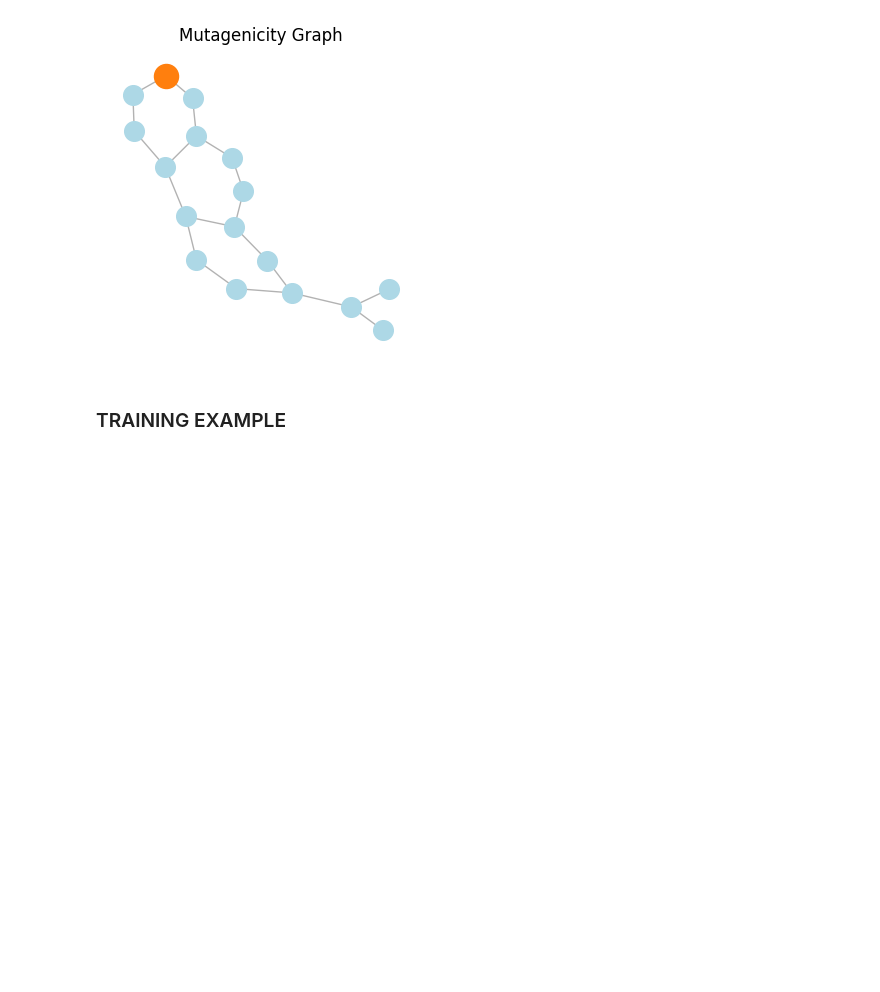
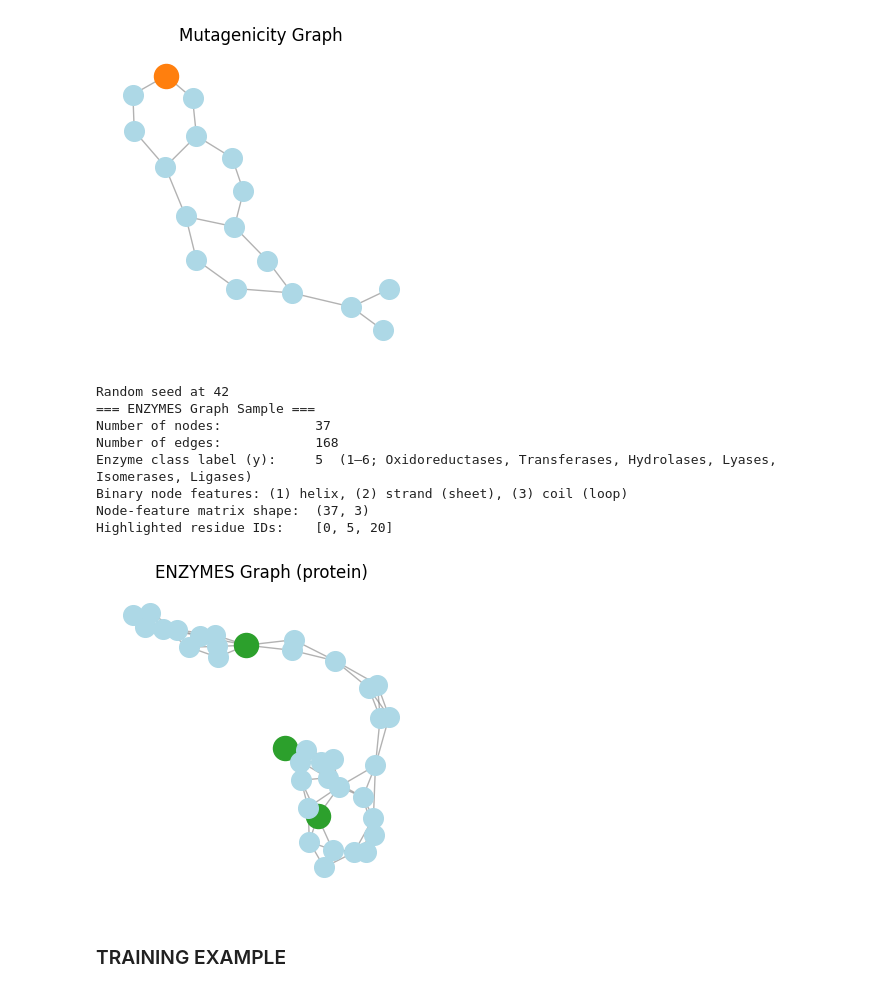
Before and after one commit to jlederer1/gnn_playground, a Jupyter notebook: notebooks/playground.ipynb, the cells around one changed output. Cells and saved outputs as stored; diff of their text form; code cells hidden in the pictures; blank space fills up the shorter version.

Commit message:
Added multiclass dataset mechanics

```diff
--- a/notebooks/playground.ipynb
+++ b/notebooks/playground.ipynb
@@ -140,5 +145,61 @@ Node feature matrix shape: torch.Size([17, 7])
 Edge attribute shape: torch.Size([38, 4])
 Selected atom IDs: [0]
 [figure]
+# %%
+# Now load the ENZYMES protein-structure dataset
+# Reference: Borgwardt et al. (2005), “Protein function prediction via graph kernels”, URL: https://doi.org/10.1093/bioinformatics/bti1007
+enz_data = load_graph_dataset("ENZYMES", batch_size=1, shuffle=False, seed=seed)
+enz_train_loader, enz_test_loader = enz_data
+enz_sample = next(iter(enz_train_loader))
+G_enz = to_networkx(enz_sample, to_undirected=True)
+
+highlight_residues = [0, 5, 20]        # <- Choose node IDs to highlight here
+
+# Display basic statistics
+enz_num_classes = int(enz_train_loader.dataset.num_classes)
+print("=== ENZYMES Graph Sample ===")
+print(f"Number of nodes:            {enz_sample.num_nodes}")
+print(f"Number of edges:            {enz_sample.num_edges}")
+print(f"Enzyme class label (y):     {enz_sample.y.item()}  (1–{enz_num_classes}; Oxidoreductases, Transferases, Hydrolases, Lyases, Isomerases, Ligases)")
+print(f"Binary node features: (1) helix, (2) strand (sheet), (3) coil (loop)")
+print(f"Node-feature matrix shape:  {tuple(enz_sample.x.size())}")
+if enz_sample.edge_attr is not None:
+    print(f"Edge attribute matrix shape: {tuple(enz_sample.edge_attr.size())}")
+print(f"Highlighted residue IDs:    {highlight_residues}")
+
+# Viz graph
+plt.figure(figsize=(4, 4))
+pos = nx.spring_layout(G_enz, seed=seed)
+
+nx.draw_networkx_nodes(
+    G_enz, pos,
+    nodelist=highlight_residues,
+    node_color='tab:green',
+    node_size=300
+)
+nx.draw_networkx_nodes(
+    G_enz, pos,
+    nodelist=[n for n in G_enz.nodes if n not in highlight_residues],
+    node_color='lightblue',
+    node_size=200
+)
+nx.draw_networkx_edges(
+    G_enz, pos,
+    edge_color='gray',
+    alpha=0.6
+)
+plt.title("ENZYMES protein Graph")
+plt.axis('off')
+plt.show()
+# %% [output]
+Random seed at 42
+=== ENZYMES Graph Sample ===
+Number of nodes:            37
+Number of edges:            168
+Enzyme class label (y):     5  (1–6; Oxidoreductases, Transferases, Hydrolases, Lyases, Isomerases, Ligases)
+Binary node features: (1) helix, (2) strand (sheet), (3) coil (loop)
+Node-feature matrix shape:  (37, 3)
+Highlighted residue IDs:    [0, 5, 20]
+[figure, added]
 # %% [markdown]
 ### TRAINING EXAMPLE
```
Also changed, not shown: parts of 11 cells of this notebook, 9 other files.
